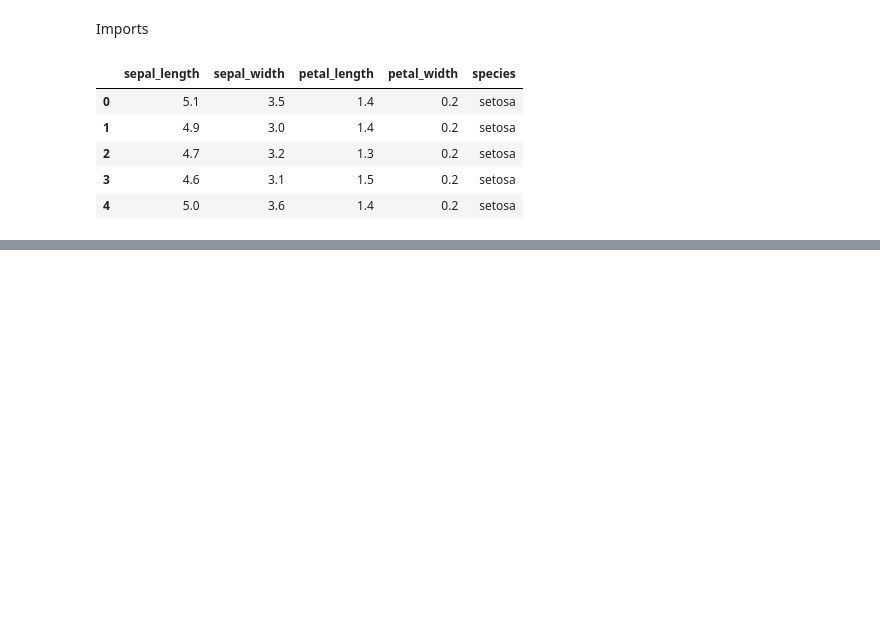
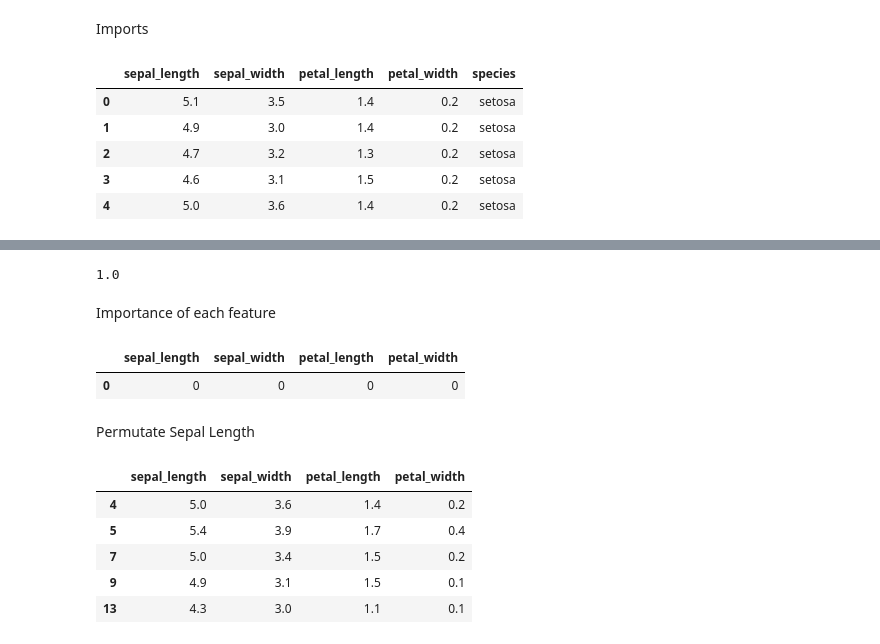
Before and after one commit to Novascone/Iris, a Jupyter notebook: Iris.ipynb, the cells around one changed output, grey strips where cells are left out. Cells and saved outputs as stored; diff of their text form; code cells hidden in the pictures; blank space fills up the shorter version.

Commit message:
got feature importance out the iris data set :)

```diff
--- a/Iris.ipynb
+++ b/Iris.ipynb
@@ -28,7 +28,7 @@ from sklearn.metrics import plot_confusion_matrix
 var = "species"
 cond = np.random.rand(len(df))>.2
 train = np.where(cond)[0]
-valid = np.where(~cond)[0]
+test = np.where(~cond)[0]
 
-len(train), len(valid)
+len(train), len(test)
 # %% [output]
@@ -35,0 +36,4 @@ len(train), len(valid)
+# %%
+train_df = df.iloc[train]
+test_df = df.iloc[test]
+len(train_df), len(test_df)
@@ -35,0 +45,3 @@ len(train), len(valid)
+# %%
+test_y = test_df['species']
+test_x = test_df.drop(['species'], axis=1)
@@ -35,0 +59,25 @@ len(train), len(valid)
+# %%
+std_score = model.score(test_x,test_y)
+std_score
+# %% [output]
+1.0
+# %% [markdown]
+Importance of each feature
+# %%
+data = {'sepal_length':[0], 'sepal_width':[0], 'petal_length':[0], 'petal_width':[0]}
+feat_imp = pd.DataFrame(data)
+feat_imp.head()
+# %% [output]
+|  | sepal_length | sepal_width | petal_length | petal_width |
+| 0 | 0 | 0 | 0 | 0 |
+# %% [markdown]
+Permutate Sepal Length
+# %%
+test_x.head()
+# %% [output]
+|  | sepal_length | sepal_width | petal_length | petal_width |
+| 4 | 5.0 | 3.6 | 1.4 | 0.2 |
+| 5 | 5.4 | 3.9 | 1.7 | 0.4 |
+| 7 | 5.0 | 3.4 | 1.5 | 0.2 |
+| 9 | 4.9 | 3.1 | 1.5 | 0.1 |
+| 13 | 4.3 | 3.0 | 1.1 | 0.1 |
```
Also changed, not shown: parts of 19 cells of this notebook.
